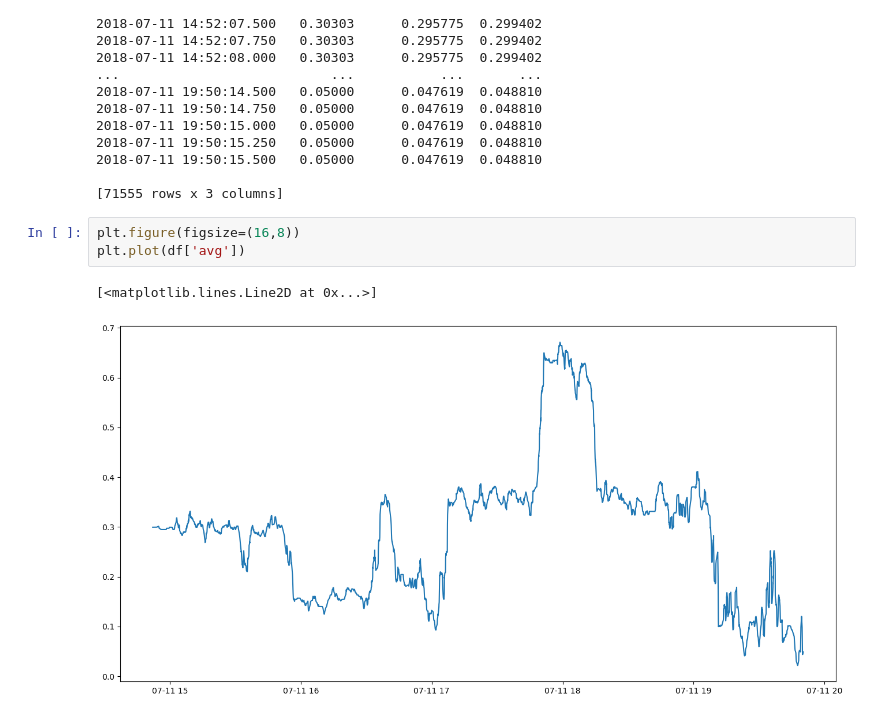
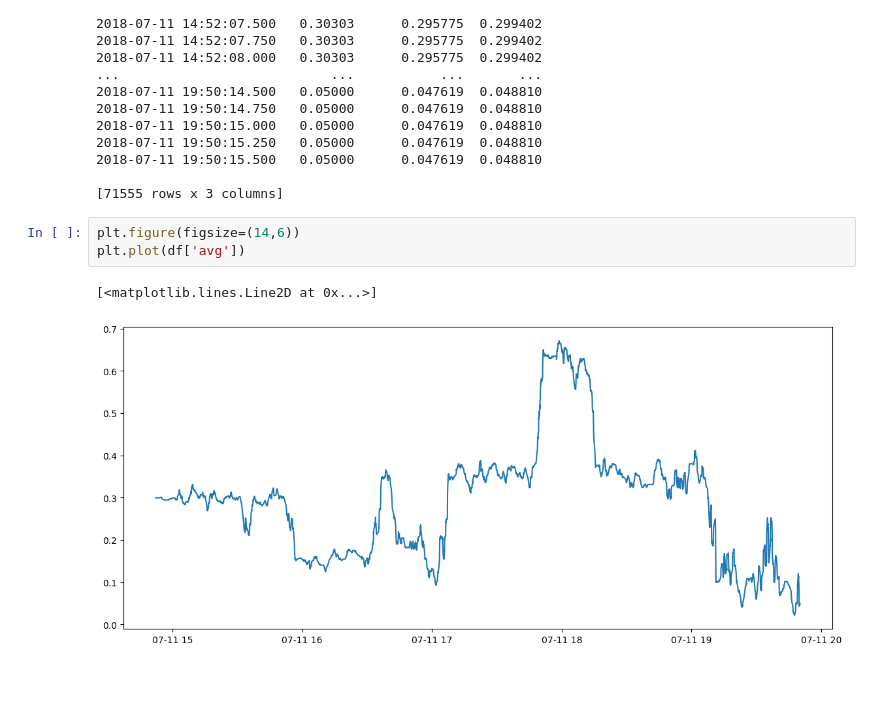
Before and after one commit to dyce135/Algorithmic_Tennis_Betting, a Jupyter notebook: preprocessing.ipynb, the cells around one changed output. Saved outputs shown, nothing was run; the diff lists cells and outputs as text; blank space fills up the shorter version.

```diff
--- a/preprocessing.ipynb
+++ b/preprocessing.ipynb
@@ -225,11 +247,11 @@ df = odds_avg(runner_odds_1, runner_odds_2)
 
 [71555 rows x 3 columns]
 # %%
-plt.figure(figsize=(16,8))
+plt.figure(figsize=(14,6))
 plt.plot(df['avg'])
 # %% [output]
 [<matplotlib.lines.Line2D at 0x...>]
-[figure, old version]
+[figure, new version]
 # %%
 start = df.first_valid_index()
 end = df.last_valid_index()
```
Also changed, not shown: parts of 8 cells of this notebook.
